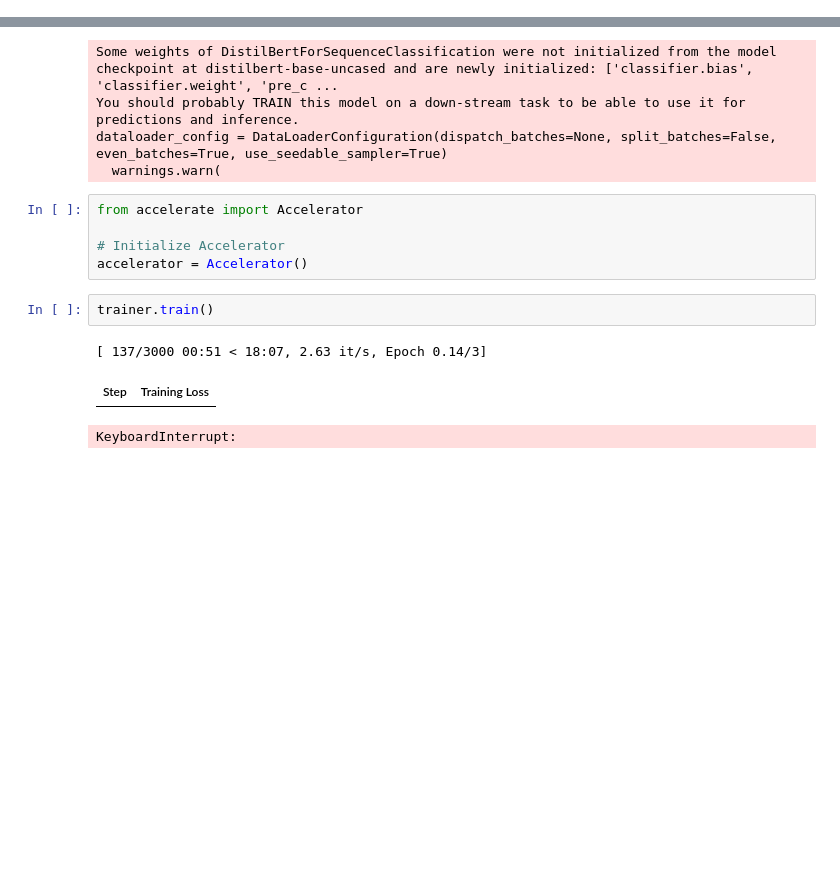
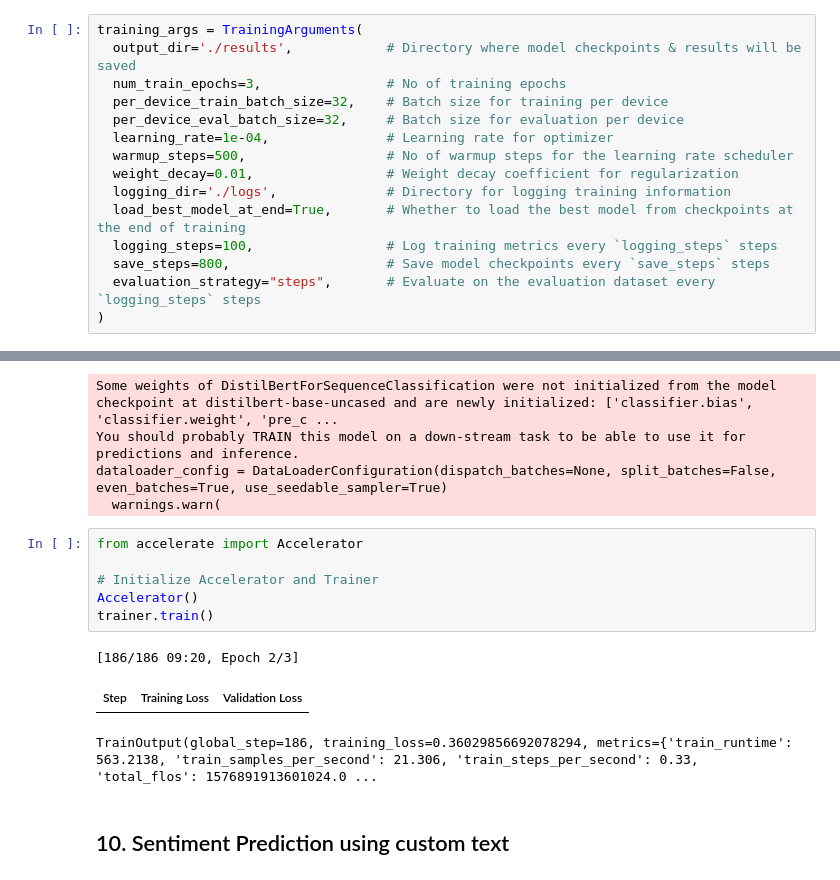
Before and after one commit to LuluW8071/Text-Sentiment-Analysis, a Jupyter notebook: Text-Sentiment-Analysis-using-BERT.ipynb, the cells around one changed output, grey strips where cells are left out. Drawn from its saved outputs; the diff is of its cells as text; blank space fills up the shorter version.

```diff
--- a/Text-Sentiment-Analysis-using-BERT.ipynb
+++ b/Text-Sentiment-Analysis-using-BERT.ipynb
@@ -205,0 +252,15 @@ training_args = TrainingArguments(output_dir="./results")
+# %%
+training_args = TrainingArguments(
+  output_dir='./results',            # Directory where model checkpoints & results will be saved
+  num_train_epochs=3,                # No of training epochs
+  per_device_train_batch_size=32,    # Batch size for training per device
+  per_device_eval_batch_size=32,     # Batch size for evaluation per device
+  learning_rate=1e-04,               # Learning rate for optimizer
+  warmup_steps=500,                  # No of warmup steps for the learning rate scheduler
+  weight_decay=0.01,                 # Weight decay coefficient for regularization
+  logging_dir='./logs',              # Directory for logging training information
+  load_best_model_at_end=True,       # Whether to load the best model from checkpoints at the end of training
+  logging_steps=100,                 # Log training metrics every `logging_steps` steps
+  save_steps=800,                    # Save model checkpoints every `save_steps` steps
+  evaluation_strategy="steps",       # Evaluate on the evaluation dataset every `logging_steps` steps
+)
@@ -217,11 +280,12 @@ dataloader_config = DataLoaderConfiguration(dispatch_batches=None, split_batches
 # %%
 from accelerate import Accelerator
 
-# Initialize Accelerator
-accelerator = Accelerator()
+# Initialize Accelerator and Trainer
+Accelerator()
+trainer.train()
+# %% [output]
+[186/186 09:20, Epoch 2/3]
+| Step | Training Loss | Validation Loss |
+TrainOutput(global_step=186, training_loss=0.36029856692078294, metrics={'train_runtime': 563.2138, 'train_samples_per_second': 21.306, 'train_steps_per_second': 0.33, 'total_flos': 1576891913601024.0 ...
-# %%
-trainer.train()
-# %% [output]
-[ 137/3000 00:51 < 18:07, 2.63 it/s, Epoch 0.14/3]
-| Step | Training Loss |
-KeyboardInterrupt:
+# %% [markdown]
+## 10. Sentiment Prediction using custom text
```
Also changed, not shown: parts of 31 cells of this notebook, 3 other files.
